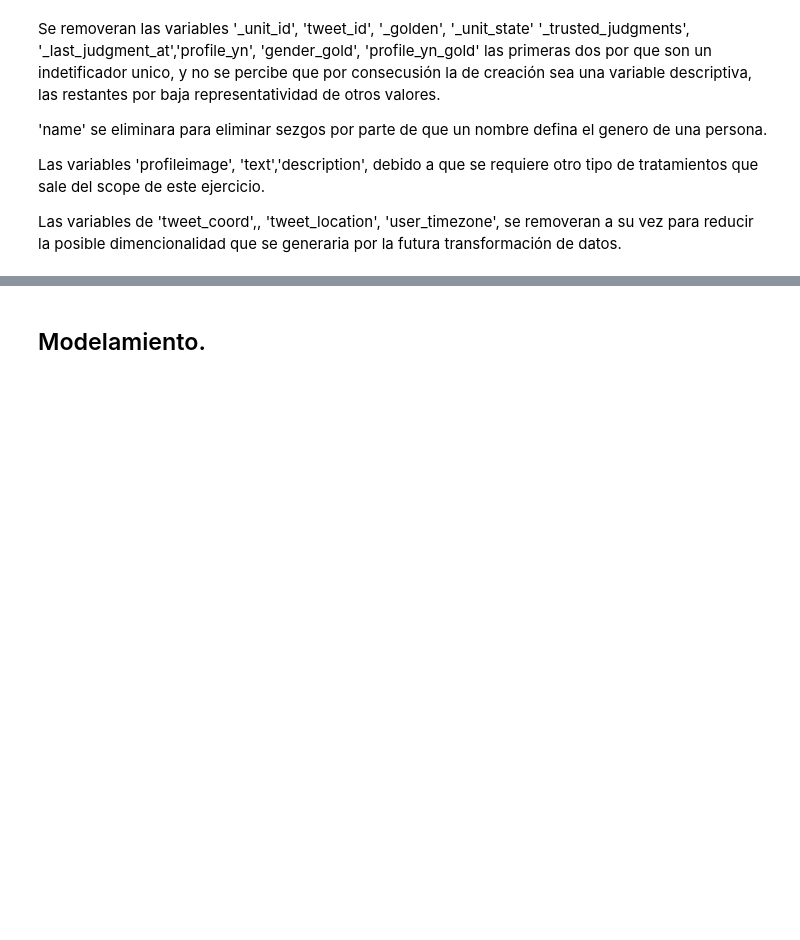
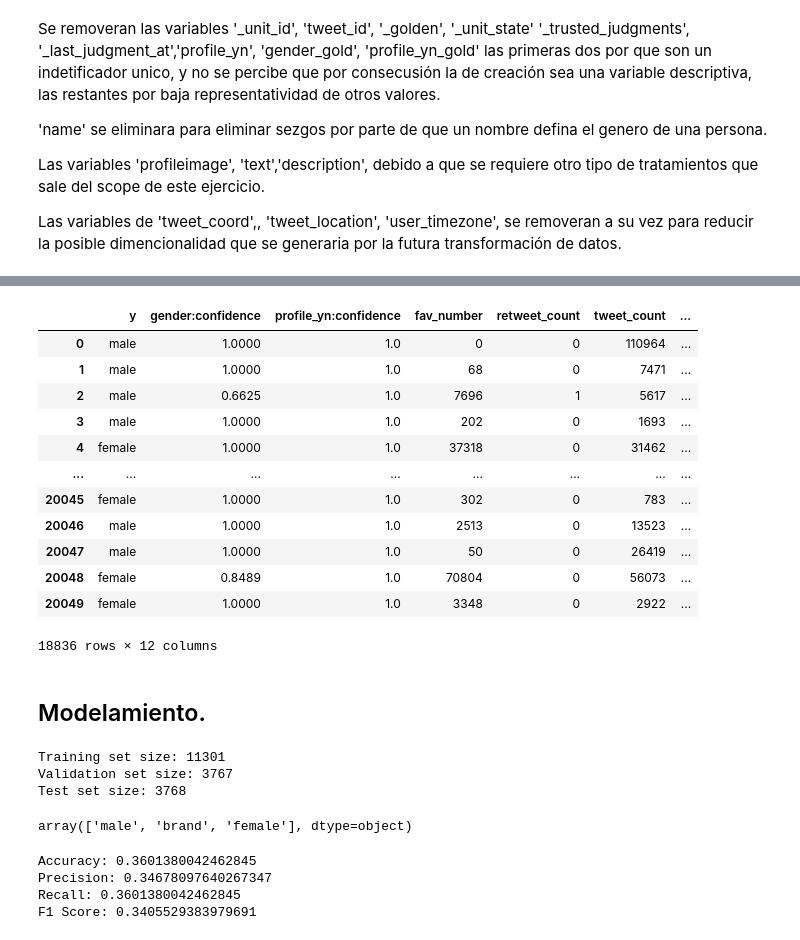
Before and after one commit to jsebastianquiroga/DEEP_LEARNING_PUJ, a Jupyter notebook: Notebook/DL_Twitter_Gender_Classification.ipynb, the cells around one changed output, grey strips where cells are left out. Drawn from its saved outputs; the diff is of its cells as text; code cells hidden in the pictures; blank space fills up the shorter version.

```diff
--- a/Notebook/DL_Twitter_Gender_Classification.ipynb
+++ b/Notebook/DL_Twitter_Gender_Classification.ipynb
@@ -479,15 +557,41 @@ memory usage: 1.5+ MB
+# %%
+df = df.drop(['link_color', 'sidebar_color'], axis=1)
+df = df.rename(columns={'gender': 'y'})
+df
+# %% [output]
+|  | y | gender:confidence | profile_yn:confidence | fav_number | retweet_count | tweet_count | ... |
+| 0 | male | 1.0000 | 1.0 | 0 | 0 | 110964 | ... |
+| 1 | male | 1.0000 | 1.0 | 68 | 0 | 7471 | ... |
+| 2 | male | 0.6625 | 1.0 | 7696 | 1 | 5617 | ... |
+| 3 | male | 1.0000 | 1.0 | 202 | 0 | 1693 | ... |
+| 4 | female | 1.0000 | 1.0 | 37318 | 0 | 31462 | ... |
+| ... | ... | ... | ... | ... | ... | ... | ... |
+| 20045 | female | 1.0000 | 1.0 | 302 | 0 | 783 | ... |
+| 20046 | male | 1.0000 | 1.0 | 2513 | 0 | 13523 | ... |
+| 20047 | male | 1.0000 | 1.0 | 50 | 0 | 26419 | ... |
+| 20048 | female | 0.8489 | 1.0 | 70804 | 0 | 56073 | ... |
+| 20049 | female | 1.0000 | 1.0 | 3348 | 0 | 2922 | ... |
+18836 rows × 12 columns
 # %% [markdown]
 ## Modelamiento.
 # %%
 import numpy as np
 from sklearn.datasets import load_breast_cancer
 from sklearn.model_selection import train_test_split
+from sklearn.preprocessing import StandardScaler
 
 # Load the breast cancer dataset
-data = load_breast_cancer()
+data = df.copy()
+X = data.drop('y', axis=1)
+y = data.y
+
+# Scale the data using StandardScaler
+scaler = StandardScaler()
+X = scaler.fit_transform(X)
+
 
 # Split the data into training and testing sets
-X_train, X_test, y_train, y_test = train_test_split(data.data, data.target, test_size=0.2, random_state=42)
+X_train, X_test, y_train, y_test = train_test_split(X, y, test_size=0.2, random_state=42)
 
 # Split the training data into training and validation sets
 X_train, X_val, y_train, y_val = train_test_split(X_train, y_train, test_size=0.25, random_state=42)
@@ -496,4 +600,8 @@ X_train, X_val, y_train, y_val = train_test_split(X_train, y_train, test_size=0.
 print(f"Training set size: {len(X_train)}")
 print(f"Validation set size: {len(X_val)}")
 print(f"Test set size: {len(X_test)}")
+# %% [output]
+Training set size: 11301
+Validation set size: 3767
+Test set size: 3768
 # %%
@@ -521,31 +627,50 @@ class Perceptron:
     def predict(self, X):
         z = np.dot(X, self.weights) + self.bias
         return np.argmax(z, axis=1)
+# %%
+y_train.unique()
+# %% [output]
+array(['male', 'brand', 'female'], dtype=object)
 # %%
-from sklearn.datasets import load_iris
 from sklearn.preprocessing import OneHotEncoder
 from sklearn.model_selection import train_test_split
-
-# Load the iris dataset and split into training and testing sets
-data = load_iris()
-X_train, X_test, y_train, y_test = train_test_split(data.data, data.target, test_size=0.2, random_state=42)
+from sklearn.metrics import classification_report
 
 # One-hot encode the target labels
 enc = OneHotEncoder(sparse=False)
-y_train_encoded = enc.fit_transform(y_train.reshape(-1, 1))
+y_train_encoded = enc.fit_transform(y_train.to_numpy().reshape(-1, 1))
 
 # Train the perceptron
 perceptron = Perceptron(num_inputs=X_train.shape[1], num_classes=3)
-perceptron.fit(X_train, y_train_encoded)
+perceptron.fit(X_train, np.argmax(y_train_encoded, axis=1))
 
 # Predict the class labels for the test set
 y_test_pred = perceptron.predict(X_test)
 
+# Transform y_test_pred back into one-hot encoded format
+y_test_pred_onehot = np.zeros((y_test_pred.size, y_train_encoded.shape[1]))
+y_test_pred_onehot[np.arange(y_test_pred.size), y_test_pred] = 1
+
 # Decode the predicted labels
-y_test_pred_decoded = enc.inverse_transform(y_test_pred.reshape(-1, 1))
+y_test_pred_decoded = enc.inverse_transform(y_test_pred_onehot)
 
 # Compute the accuracy
-accuracy = np.mean(y_test == y_test_pred_decoded)
+accuracy = np.mean(y_test == y_test_pred_decoded.ravel())
 print(f"Accuracy: {accuracy}")
+
+# Compute the classification report
+report = classification_report(y_test, y_test_pred_decoded, output_dict=True)
+precision = report['weighted avg']['precision']
+recall = report['weighted avg']['recall']
+f1_score = report['weighted avg']['f1-score']
+
+print(f"Precision: {precision}")
+print(f"Recall: {recall}")
+print(f"F1 Score: {f1_score}")
+# %% [output]
+Accuracy: 0.3601380042462845
+Precision: 0.34678097640267347
+Recall: 0.3601380042462845
+F1 Score: 0.3405529383979691
 # %%
 import tensorflow as tf
```
Also changed, not shown: parts of 9 cells of this notebook.
